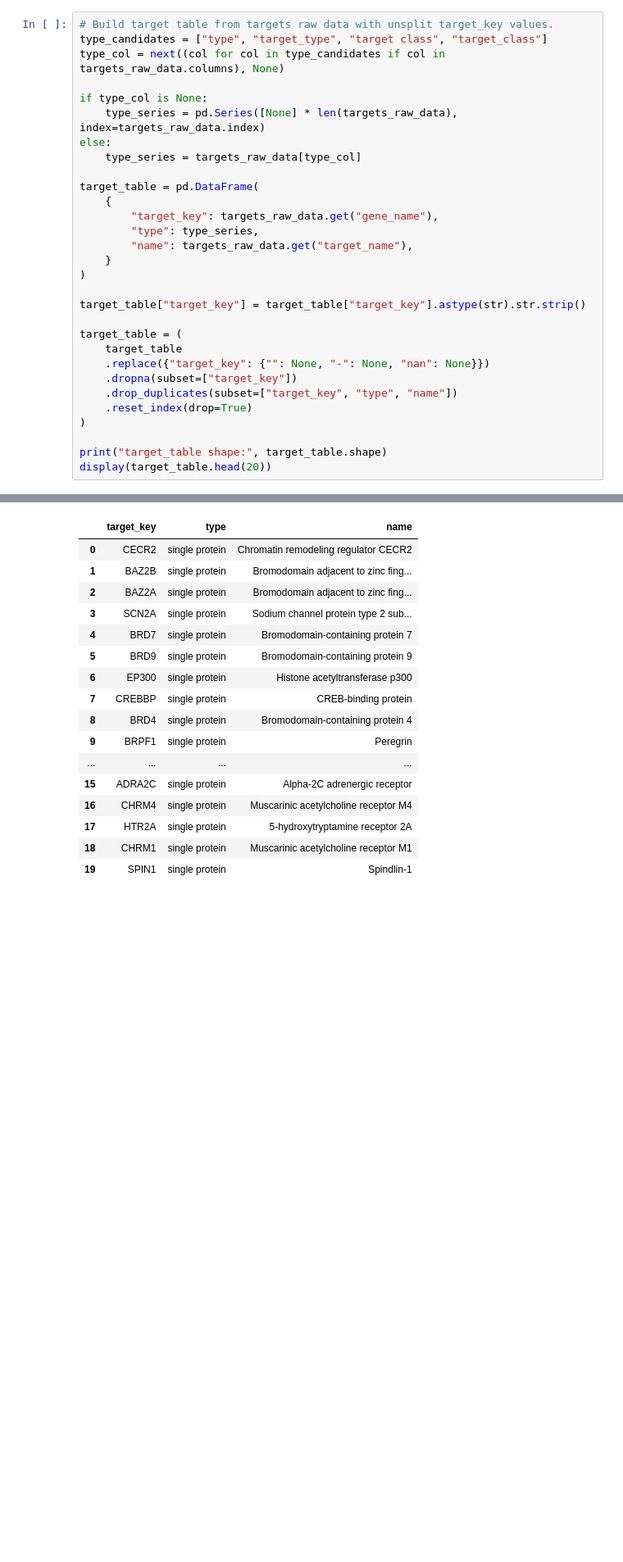
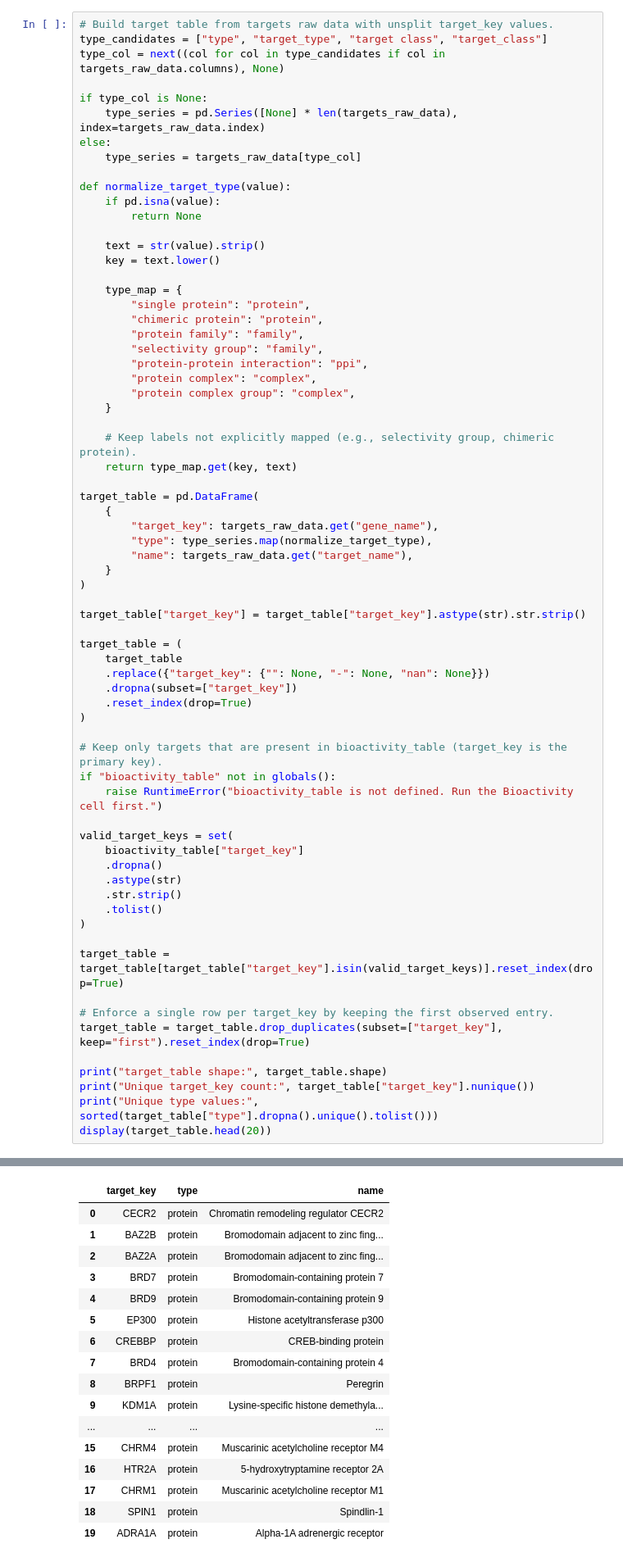
Before and after one commit to SCHMM-MelMar/Summer-School-2026, a Jupyter notebook: src/DataPreprocessing.ipynb, the cells around one changed output, grey strips where cells are left out. Shown at 82% size. Drawn from its saved outputs; the diff is of its cells as text; blank space fills up the shorter version.

Commit message:
remove duplicated entries on target_key and map target types to item names

```diff
--- a/src/DataPreprocessing.ipynb
+++ b/src/DataPreprocessing.ipynb
@@ -290,10 +290,30 @@ if type_col is None:
 else:
     type_series = targets_raw_data[type_col]
 
+def normalize_target_type(value):
+    if pd.isna(value):
+        return None
+
+    text = str(value).strip()
+    key = text.lower()
+
+    type_map = {
+        "single protein": "protein",
+        "chimeric protein": "protein",
+        "protein family": "family",
+        "selectivity group": "family",
+        "protein-protein interaction": "ppi",
+        "protein complex": "complex",
+        "protein complex group": "complex",
+    }
+
+    # Keep labels not explicitly mapped (e.g., selectivity group, chimeric protein).
+    return type_map.get(key, text)
+
 target_table = pd.DataFrame(
     {
         "target_key": targets_raw_data.get("gene_name"),
-        "type": type_series,
+        "type": type_series.map(normalize_target_type),
         "name": targets_raw_data.get("target_name"),
     }
 )
@@ -304,10 +324,28 @@ target_table = (
     target_table
     .replace({"target_key": {"": None, "-": None, "nan": None}})
     .dropna(subset=["target_key"])
-    .drop_duplicates(subset=["target_key", "type", "name"])
     .reset_index(drop=True)
 )
 
+# Keep only targets that are present in bioactivity_table (target_key is the primary key).
+if "bioactivity_table" not in globals():
+    raise RuntimeError("bioactivity_table is not defined. Run the Bioactivity cell first.")
+
+valid_target_keys = set(
+    bioactivity_table["target_key"]
+    .dropna()
+    .astype(str)
+    .str.strip()
+    .tolist()
+)
+
+target_table = target_table[target_table["target_key"].isin(valid_target_keys)].reset_index(drop=True)
+
+# Enforce a single row per target_key by keeping the first observed entry.
+target_table = target_table.drop_duplicates(subset=["target_key"], keep="first").reset_index(drop=True)
+
 print("target_table shape:", target_table.shape)
+print("Unique target_key count:", target_table["target_key"].nunique())
+print("Unique type values:", sorted(target_table["type"].dropna().unique().tolist()))
 display(target_table.head(20))
 # %% [output]
@@ -315,20 +355,20 @@ target_table shape: (7218, 3)
 |  | target_key | type | name |
-| 0 | CECR2 | single protein | Chromatin remodeling regulator CECR2 |
-| 1 | BAZ2B | single protein | Bromodomain adjacent to zinc fing... |
-| 2 | BAZ2A | single protein | Bromodomain adjacent to zinc fing... |
-| 3 | SCN2A | single protein | Sodium channel protein type 2 sub... |
-| 4 | BRD7 | single protein | Bromodomain-containing protein 7 |
-| 5 | BRD9 | single protein | Bromodomain-containing protein 9 |
-| 6 | EP300 | single protein | Histone acetyltransferase p300 |
-| 7 | CREBBP | single protein | CREB-binding protein |
-| 8 | BRD4 | single protein | Bromodomain-containing protein 4 |
-| 9 | BRPF1 | single protein | Peregrin |
+| 0 | CECR2 | protein | Chromatin remodeling regulator CECR2 |
+| 1 | BAZ2B | protein | Bromodomain adjacent to zinc fing... |
+| 2 | BAZ2A | protein | Bromodomain adjacent to zinc fing... |
+| 3 | BRD7 | protein | Bromodomain-containing protein 7 |
+| 4 | BRD9 | protein | Bromodomain-containing protein 9 |
+| 5 | EP300 | protein | Histone acetyltransferase p300 |
+| 6 | CREBBP | protein | CREB-binding protein |
+| 7 | BRD4 | protein | Bromodomain-containing protein 4 |
+| 8 | BRPF1 | protein | Peregrin |
+| 9 | KDM1A | protein | Lysine-specific histone demethyla... |
 | ... | ... | ... | ... |
-| 15 | ADRA2C | single protein | Alpha-2C adrenergic receptor |
-| 16 | CHRM4 | single protein | Muscarinic acetylcholine receptor M4 |
-| 17 | HTR2A | single protein | 5-hydroxytryptamine receptor 2A |
-| 18 | CHRM1 | single protein | Muscarinic acetylcholine receptor M1 |
-| 19 | SPIN1 | single protein | Spindlin-1 |
+| 15 | CHRM4 | protein | Muscarinic acetylcholine receptor M4 |
+| 16 | HTR2A | protein | 5-hydroxytryptamine receptor 2A |
+| 17 | CHRM1 | protein | Muscarinic acetylcholine receptor M1 |
+| 18 | SPIN1 | protein | Spindlin-1 |
+| 19 | ADRA1A | protein | Alpha-1A adrenergic receptor |
 # %% [markdown]
 ### Uniprot table
 # %%
```
Also changed, not shown: parts of 2 cells of this notebook.
